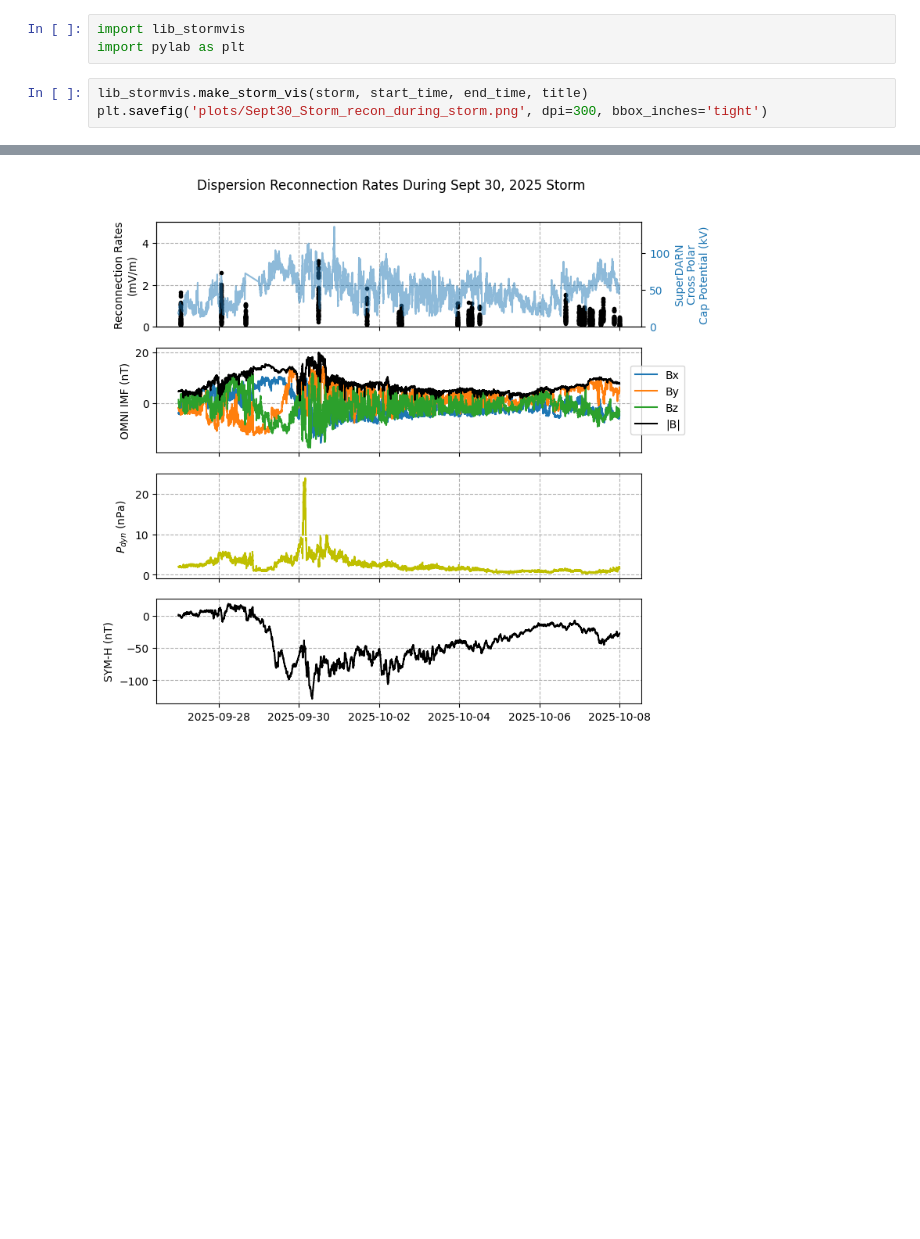
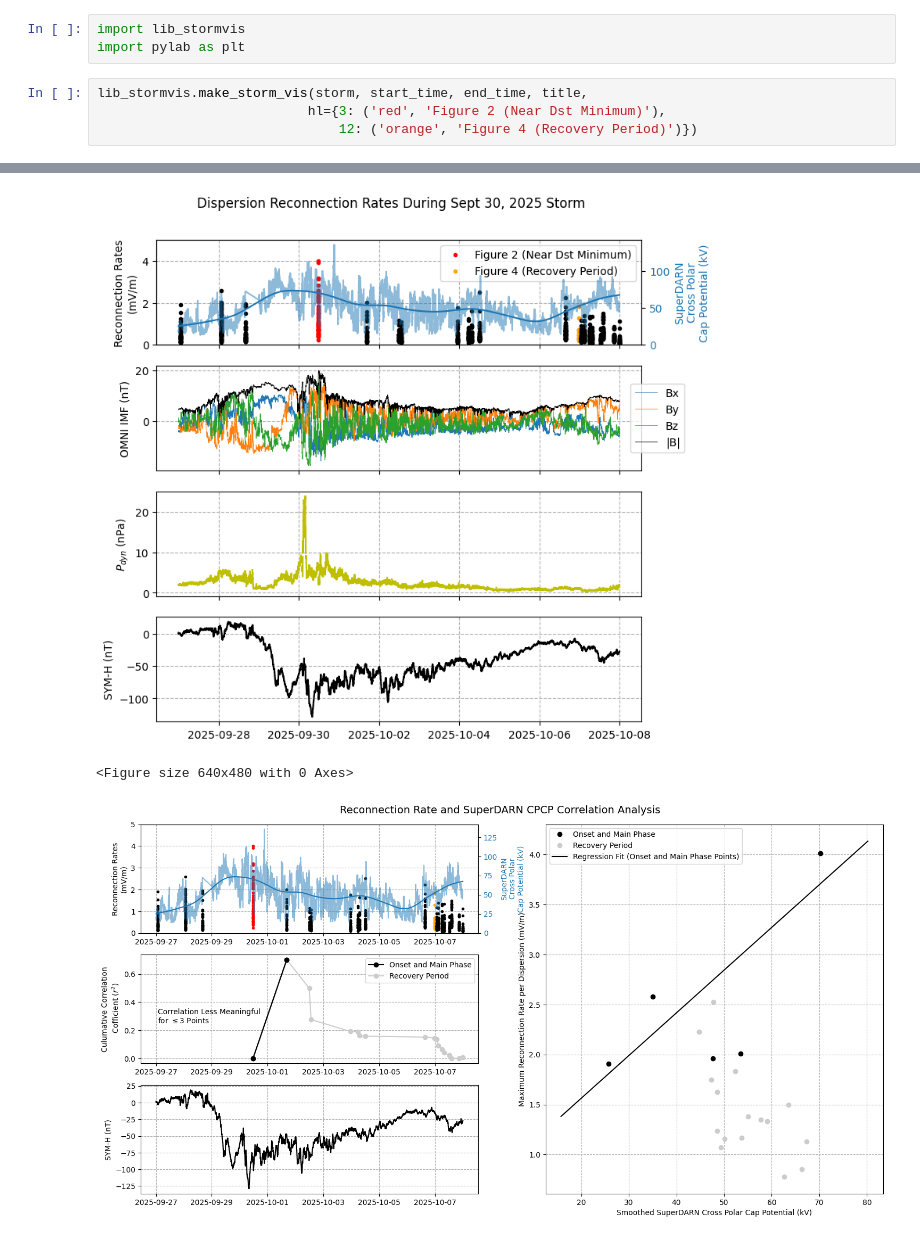
Before and after one commit to ddasilva/tracers-first-results-paper, a Jupyter notebook: Sept 30 Event Storm Visualizations.ipynb, the cells around one changed output, grey strips where cells are left out. Saved outputs shown, nothing was run; the diff lists cells and outputs as text; blank space fills up the shorter version.

```diff
--- a/Sept 30 Event Storm Visualizations.ipynb
+++ b/Sept 30 Event Storm Visualizations.ipynb
@@ -7,6 +7,7 @@ title = 'Sept 30, 2025 Storm'
 import lib_stormvis
 import pylab as plt
 # %%
-lib_stormvis.make_storm_vis(storm, start_time, end_time, title)
-plt.savefig('plots/Sept30_Storm_recon_during_storm.png', dpi=300, bbox_inches='tight')
+lib_stormvis.make_storm_vis(storm, start_time, end_time, title,
+                           hl={3: ('red', 'Figure 2 (Near Dst Minimum)'),
+                               12: ('orange', 'Figure 4 (Recovery Period)')})
 # %% [output]
@@ -13 +34,3 @@ plt.savefig('plots/Sept30_Storm_recon_during_storm.png', dpi=300, bbox_inches='t
-[figure, old version]
+[figure, new version]
+<Figure size 640x480 with 0 Axes>
+[figure, added]
```
Also changed, not shown: parts of 1 cell of this notebook, 30 other files.
